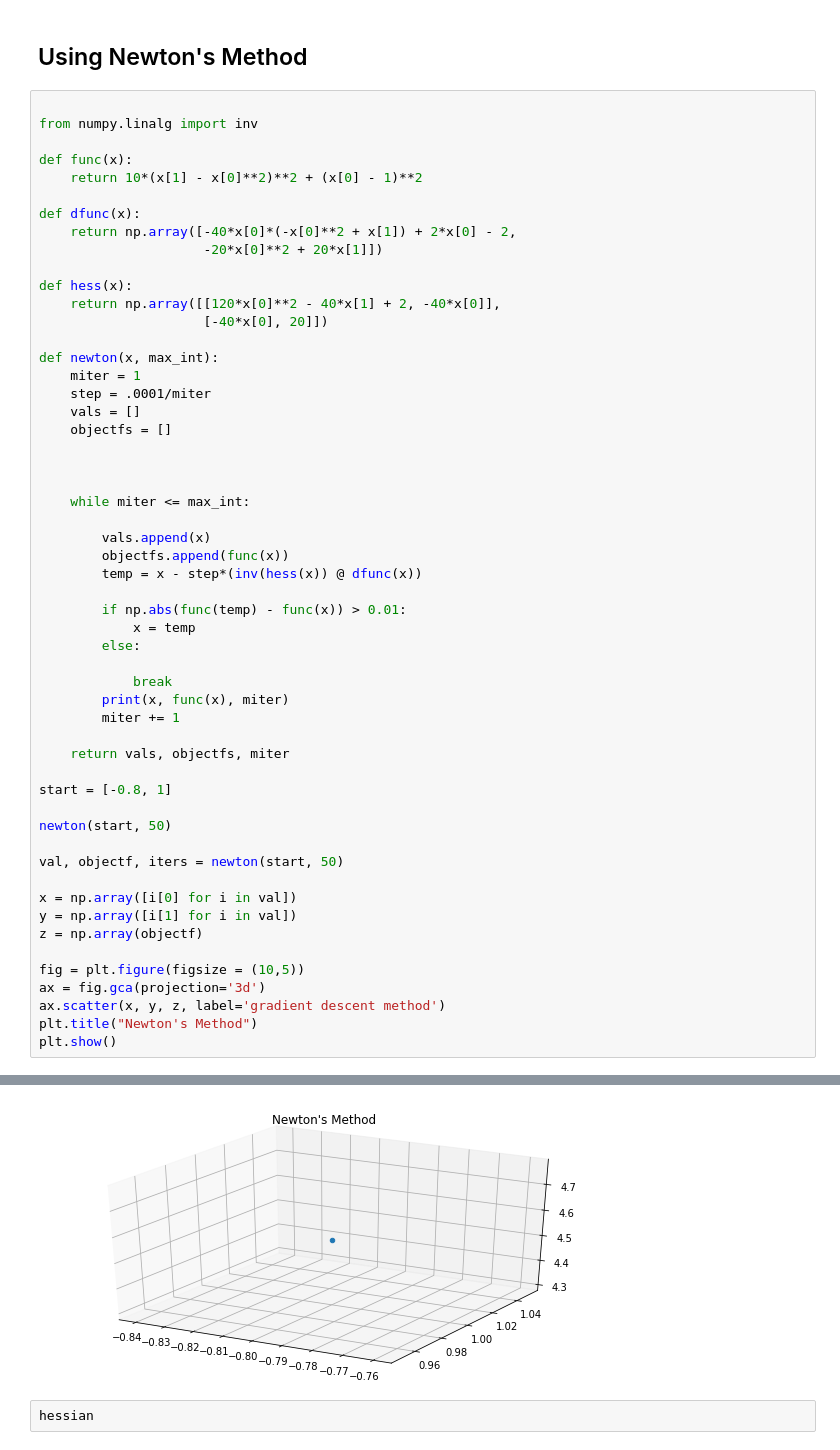
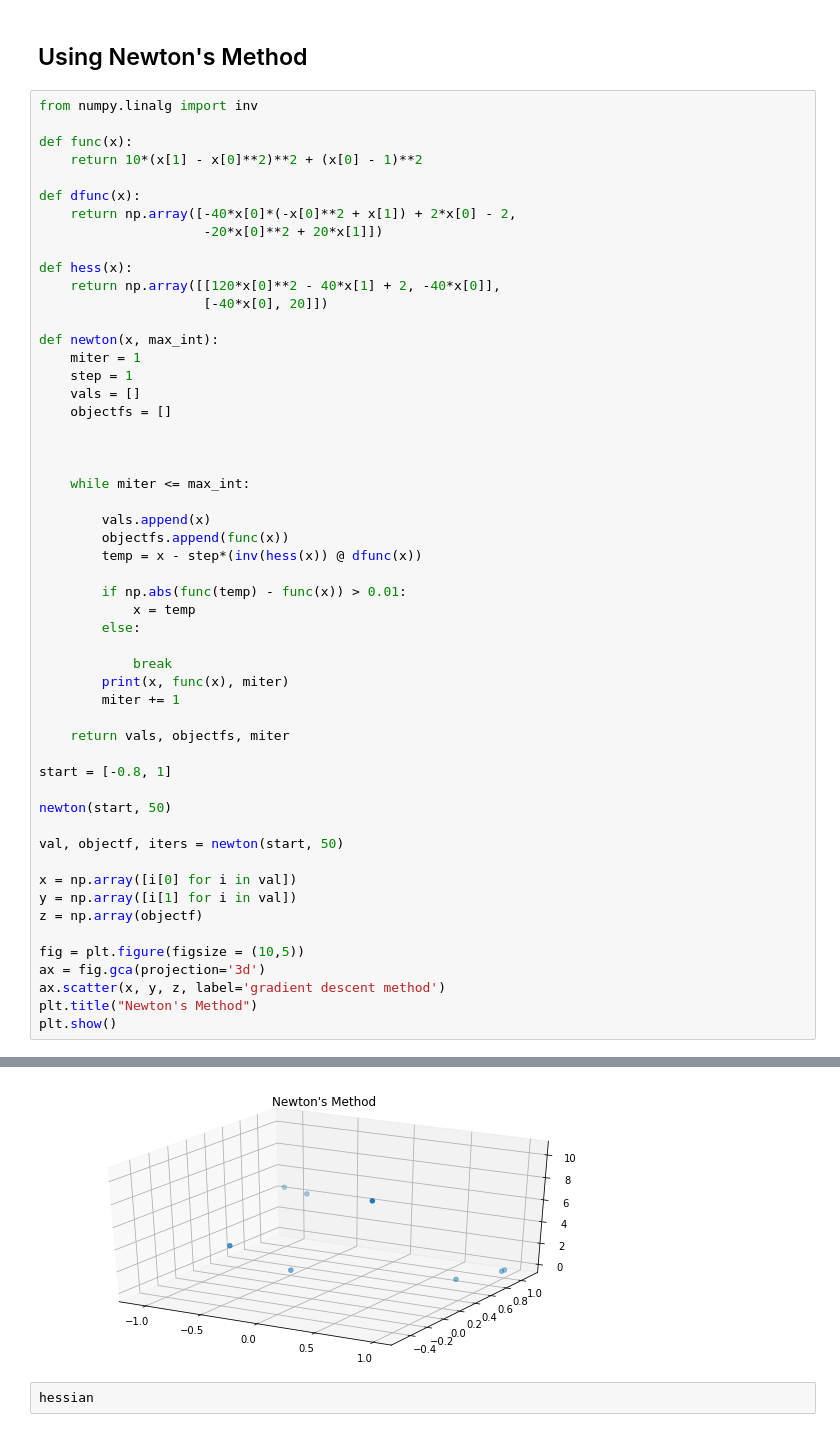
Before and after one commit to thetruejacob/CS164, a Jupyter notebook: Rosenbrock Unconstrained Optimization.ipynb, the cells around one changed output, grey strips where cells are left out. Saved outputs shown, nothing was run; the diff lists cells and outputs as text.

```diff
--- a/Rosenbrock Unconstrained Optimization.ipynb
+++ b/Rosenbrock Unconstrained Optimization.ipynb
@@ -114,7 +116,6 @@ plt.show()
 # %% [markdown]
 ## Using Newton's Method
 # %%
-
 from numpy.linalg import inv
 
 def func(x):
@@ -130,7 +131,7 @@ def hess(x):
 
 def newton(x, max_int):
     miter = 1
-    step = .0001/miter
+    step = 1
     vals = []
     objectfs = []
 
@@ -171,4 +186,4 @@ plt.show()
-[figure, old version]
+[figure, new version]
 # %%
 hessian
 # %% [output]
```
Also changed, not shown: parts of 3 cells of this notebook, 1 other file.
